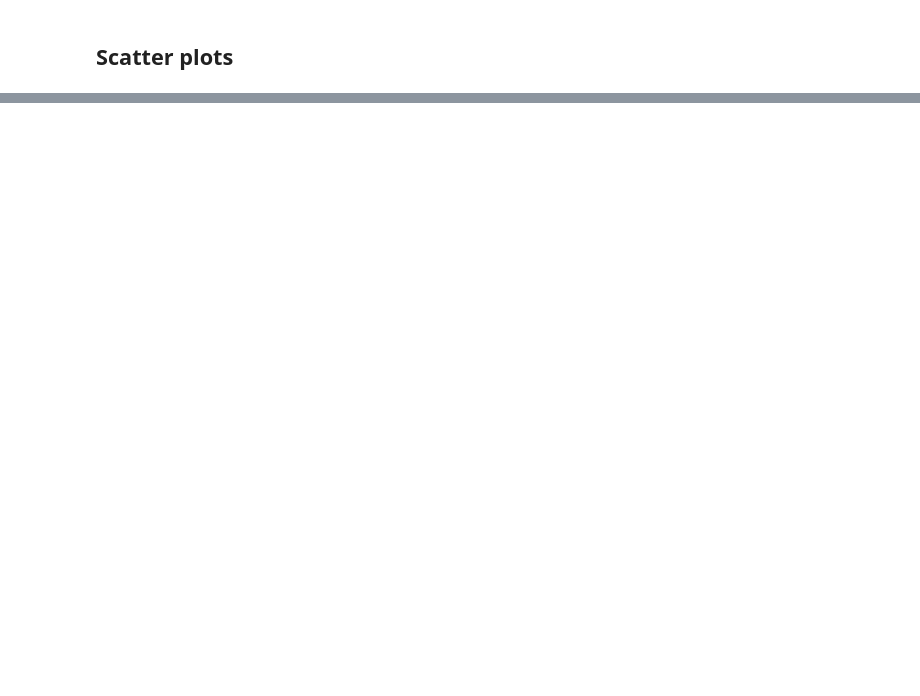
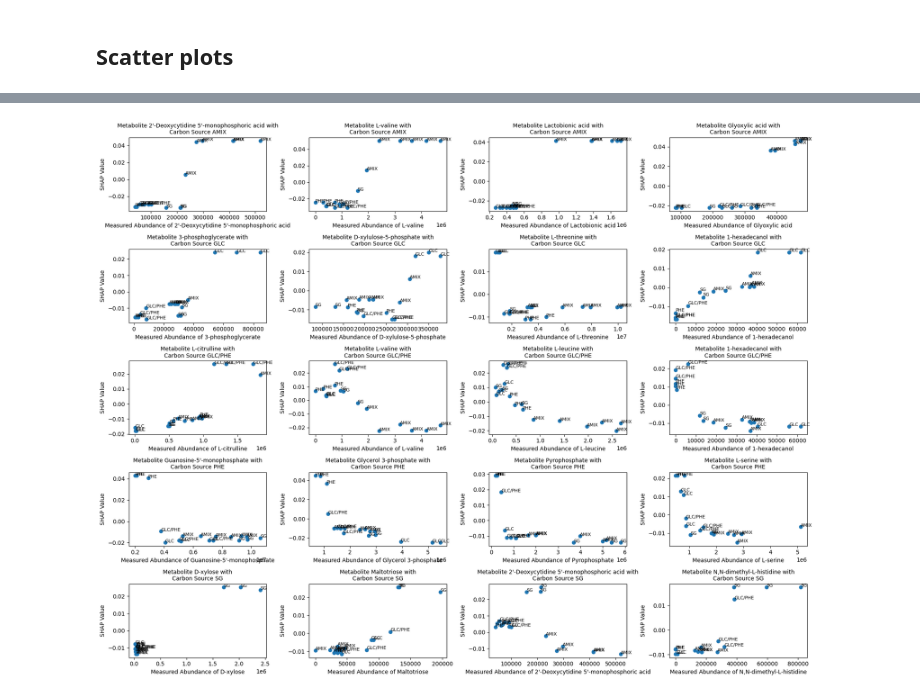
Before and after one commit to RhymerJ123/Rhodococcus-Shap, a Jupyter notebook: Shap_code.ipynb, the cells around one changed output, grey strips where cells are left out. Drawn from its saved outputs; the diff is of its cells as text; code cells hidden in the pictures; blank space fills up the shorter version.

```diff
--- a/Shap_code.ipynb
+++ b/Shap_code.ipynb
@@ -239,0 +232,13 @@ scatterplot("L-valine", "GLC")
+# %%
+for index, sample in enumerate(Sample_names):
+    print(sample)
+    shap_df = pd.DataFrame(shap_values_numbers[:, :, index], columns=X.columns, index=y)
+
+    # Sort columns by absolute mean Shapley value for each class
+    shap_df2 = shap_df.reindex(shap_df.abs().mean().sort_values(ascending=False).index, axis=1)
+
+    Top_metabolites = shap_df2.columns[:4]
+
+    for metabolite in Top_metabolites:
+        print(metabolite)
+        scatterplot(metabolite, sample)
@@ -239,0 +275,47 @@ scatterplot("L-valine", "GLC")
+# %%
+def scatterplotgrid(ax, metabolite, carbon_source):
+    carbon_source_index = Sample_names.index(carbon_source)
+    feature_index = feature_names.index(metabolite)
+
+    shap_data = shap_values2[:, feature_index, carbon_source_index].values
+    measured_data = shap_values2[:, feature_index, carbon_source_index].data
+
+    ax.scatter(measured_data, shap_data)
+
+    # Labels
+    ax.set_xlabel('Measured Abundance of {}'.format(metabolite))
+    ax.set_ylabel('SHAP Value')
+    ax.set_title('Metabolite {} with\nCarbon Source {}'.format(metabolite, carbon_source))
+
+    # Calculate the density of points
+    xy = np.vstack([measured_data, shap_data])
+    z = gaussian_kde(xy)(xy)
+
+    for i, txt in enumerate(y):
+        # Calculate the offset based on density
+        offset = 0.02 * np.sqrt(z[i])
+        # Set font size for the labels
+        ax.annotate(txt, (measured_data[i] + offset, shap_data[i] + offset), fontsize=8)
+
+# Create a grid of subplots with adjusted font size
+fig, axs = plt.subplots(len(Sample_names), len(Top_metabolites), figsize=(18, 14))
+
+for idx, sample in enumerate(Sample_names):
+    shap_df = pd.DataFrame(shap_values_numbers[:, :, idx], columns=X.columns, index=y)
+
+    # Sort columns by absolute mean Shapley value for each class
+    shap_df2 = shap_df.reindex(shap_df.abs().mean().sort_values(ascending=False).index, axis=1)
+
+    Top_metabolites = shap_df2.columns[:4]
+
+    for jdx, metabolite in enumerate(Top_metabolites):
+        scatterplotgrid(axs[idx, jdx], metabolite, sample)
+
+# Adjust font size of titles
+plt.rcParams.update({'axes.titlesize': 'medium'})
+
+# Adjust layout
+plt.tight_layout()
+plt.show()
+# %% [output]
+[figure, added]
```
Also changed, not shown: parts of 8 cells of this notebook, 4 other files.
